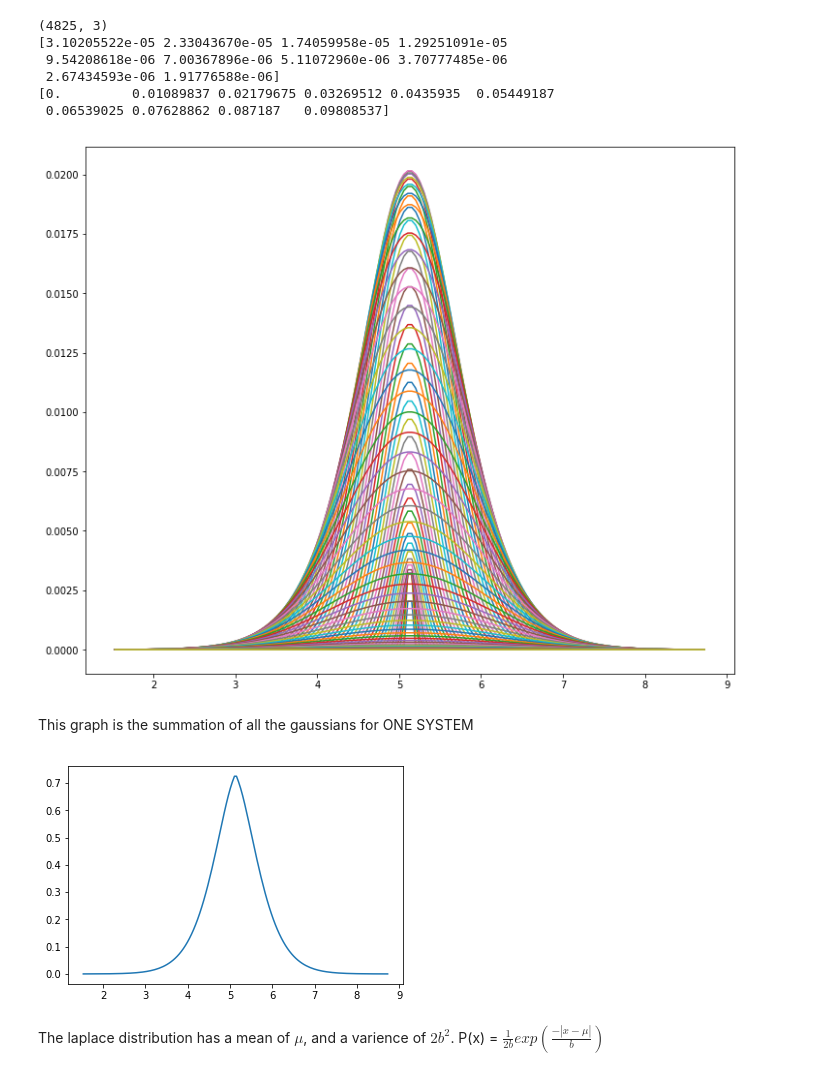
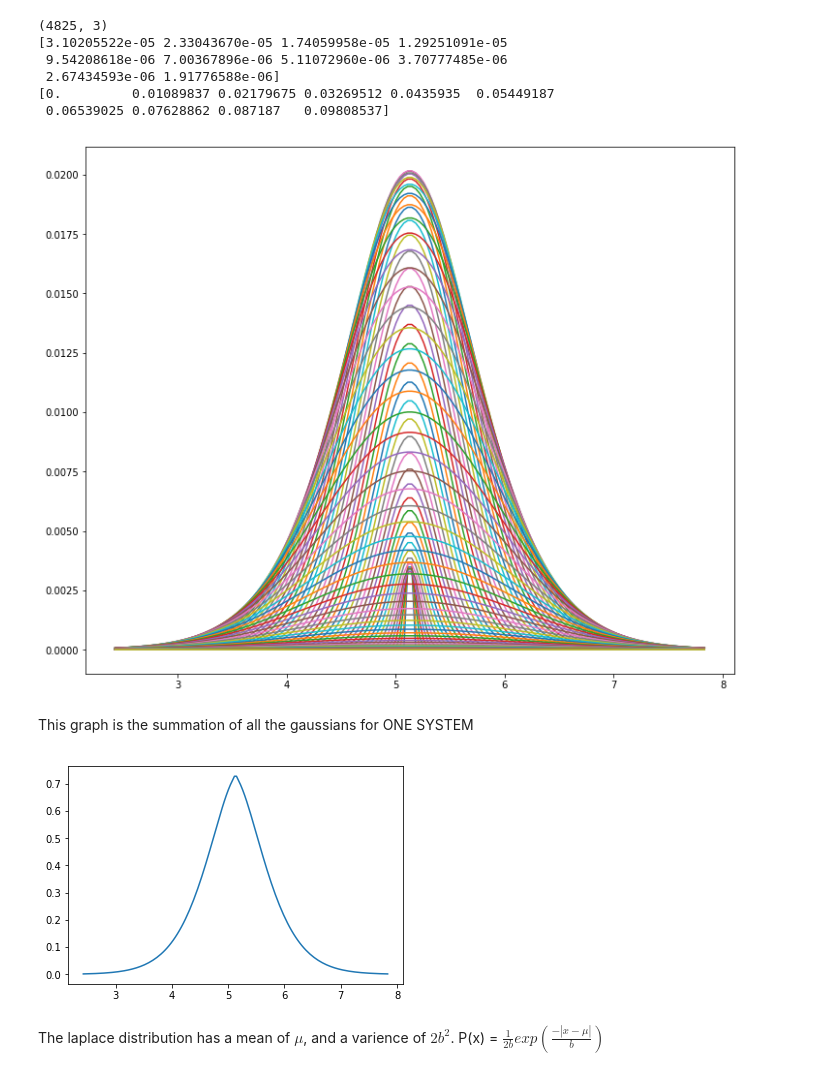
Before and after one commit to dtamayo/MLstability, a Jupyter notebook: Analysis/MCMC_Analysis/ConvolvingTest_New.ipynb, the cells around one changed output. Saved outputs shown, nothing was run; the diff lists cells and outputs as text; code cells hidden in the pictures.

```diff
--- a/Analysis/MCMC_Analysis/ConvolvingTest_New.ipynb
+++ b/Analysis/MCMC_Analysis/ConvolvingTest_New.ipynb
@@ -71,7 +71,7 @@ print x[:10]
 #Analytically over each of the mu;s, how to combine the sigmas?
 #try with the first 100
 trial = 10 #how many to test it with
-max_sigma = 0.6 #the center, used to define bins
+max_sigma = mu_fit #the center, used to define bins
 increments = 150 # how fine does the convoltion have to be?
 #bins = np.linspace(0, 1.5, 20)
 
@@ -85,34 +85,34 @@ for i in range(0, trial,1):
         fixed_sigma=x[j]
         t_sim = np.log10(valid_delta_times["t"].values[i])
         bins = np.linspace(t_sim -6*max_sigma, t_sim +6*max_sigma, increments)
 
         #print t_sim
         #p = p*prob*norm_prob_sig[j]
 
         final_y = norm.pdf(bins, t_sim, fixed_sigma*2**0.5)* norm_prob_sig[j]
 
         total_y +=final_y
 
         plt.plot(bins, final_y )
     break
 
 """
 
 
 total_y= np.zeros(increments)
 for j in range(1,int(prob_sig.shape[0]), 1):
     fixed_sigma=x[j]
     t_sim = np.log10(valid_delta_times["t"].values[0]) # take the first one
     # doesn't matter, the resulting shape will be the same regarless where you do it
     bins = np.linspace(t_sim -6*max_sigma, t_sim +6*max_sigma, increments)
     final_y = norm.pdf(bins, t_sim, fixed_sigma*2**0.5)* norm_prob_sig[j]
     total_y +=final_y
     plt.plot(bins, final_y )
 
 end = time.time()
 plt.show()
 # %% [output]
-[figure, old version]
+[figure, new version]
 # %% [markdown]
 This graph is the summation of all the gaussians for ONE SYSTEM
 # %%
@@ -126,7 +126,7 @@ width = (12*max_sigma)/(increments-1)
 # plt.plot(bins, rv.pdf(bins))
 # NEed to do a least sqaures fit of a laplaec fit to this data
 # %% [output]
-[figure, old version]
+[figure, new version]
 # %% [markdown]
 The laplace distribution has a mean of $\mu$, and a varience of $2b^2$.  P(x) = $\frac{1}{2b}exp(\frac{-|x-\mu|}{b})$
 # %%
```
Also changed, not shown: parts of 2 cells of this notebook, 4 other files.
